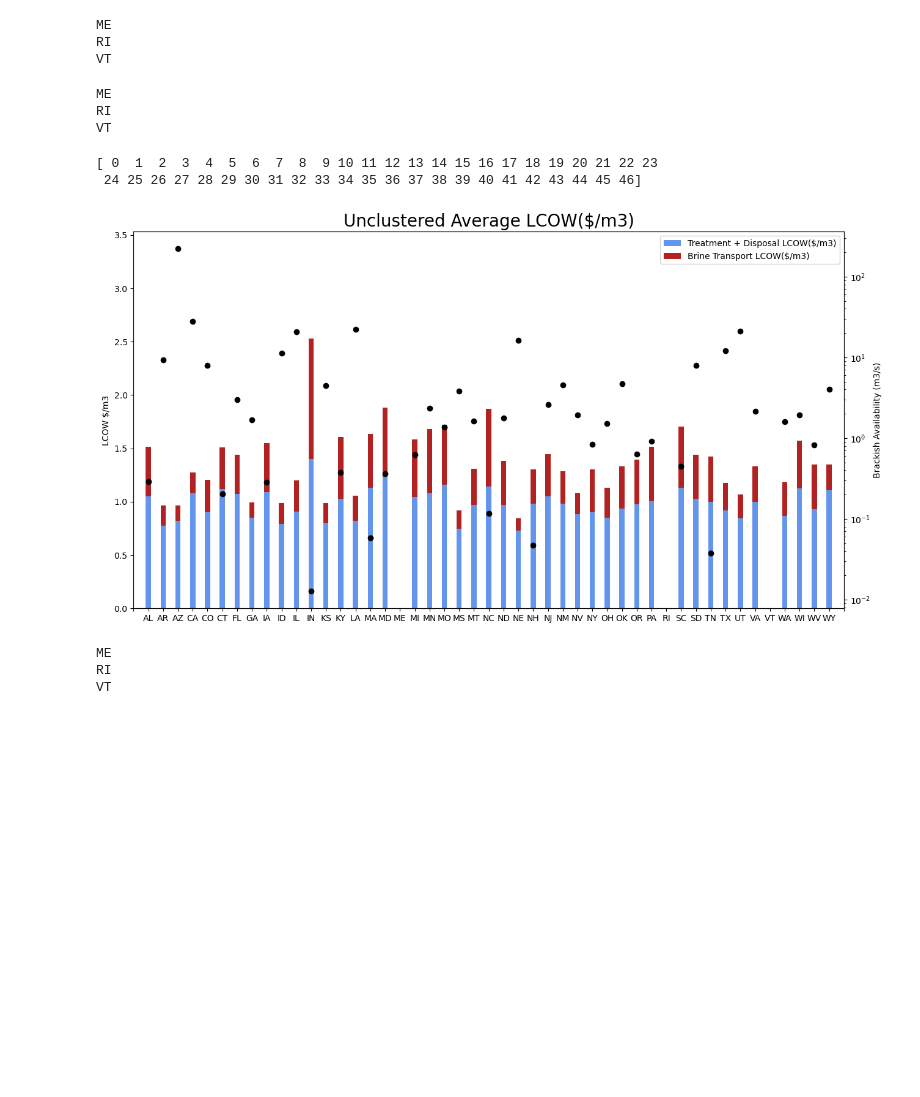
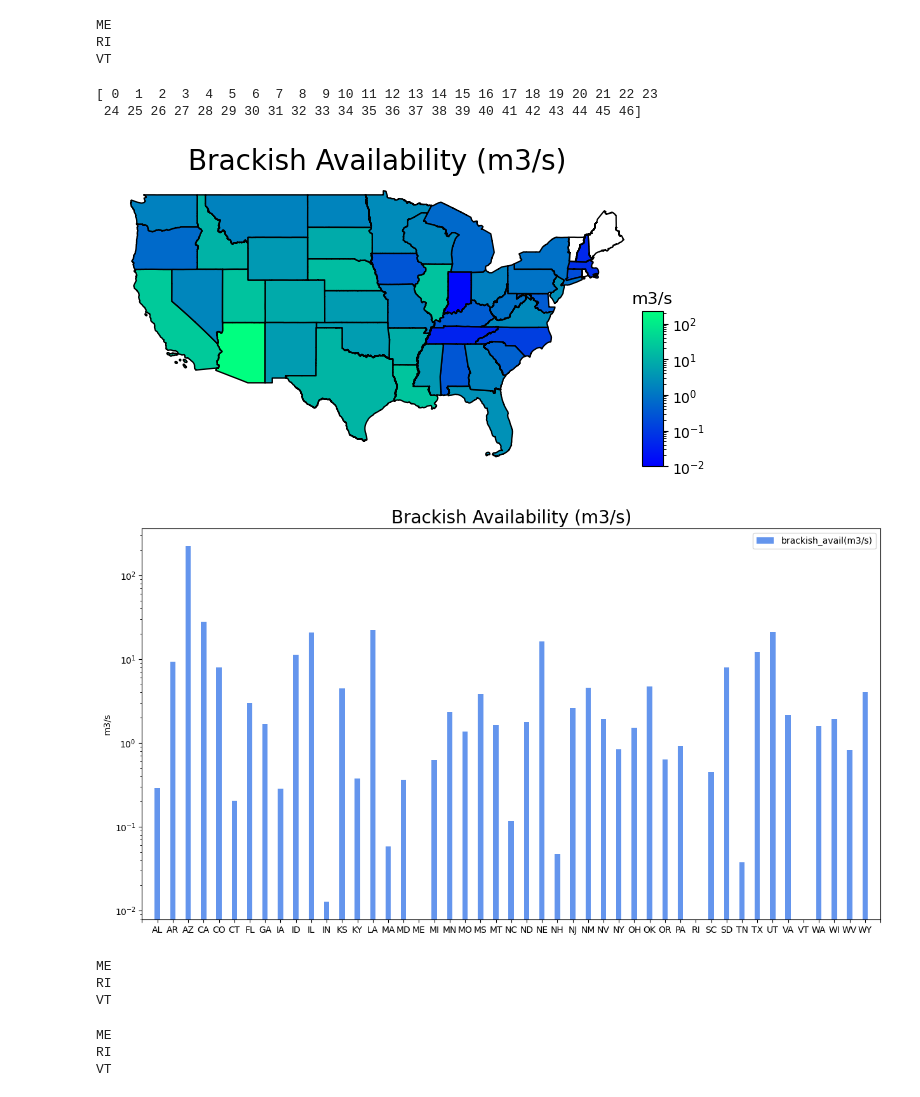
Before and after one commit to MuktaHardikar/WaterTAP3, a Jupyter notebook: watertap3/watertap3/brackish_results_summary.ipynb, the cells around one changed output. Saved outputs shown, nothing was run; the diff lists cells and outputs as text; code cells hidden in the pictures; blank space fills up the shorter version.

```diff
--- a/watertap3/watertap3/brackish_results_summary.ipynb
+++ b/watertap3/watertap3/brackish_results_summary.ipynb
@@ -95,33 +95,37 @@ def plot_bar(df, title, ydata = 'demand', ydata2=None, ydata3 = None, scale = 'n
 # %%
 # Brackish availability map and fresh water demand across the states
 cols = ['state_alpha','brackish_avail(m3/s)', 'geometry' ]
 bw_state_df = pd.DataFrame(columns=cols)
 
 state_alpha_list = []
 brackish_avail_list = []
 geometry_list = []
 
 for state_alpha in state_codes:
     state = bw_df[bw_df['state_alpha']==state_alpha].copy()
     if len(state)==0:
         print(state_alpha)
     # print(state['well_yield'].sum())
     state_alpha_list.append(state_alpha)
     brackish_avail_list.append(state['well_yield'].sum())
     geometry_list.append(us_states[us_states['STUSPS']==state_alpha]['geometry'].values[0])
 
 
 bw_state_df['state_alpha'] = state_alpha_list
 bw_state_df['brackish_avail(m3/s)'] = brackish_avail_list
 bw_state_df['geometry' ] = geometry_list
 bw_state_df = bw_state_df.sort_values('state_alpha')
 
-# plot_map(bw_state_df, "Brackish Availability (m3/s)", ydata = 'brackish_avail(m3/s)', scale = 'log')
-# plot_bar(bw_state_df, "Brackish Availability (m3/s)", ydata = 'brackish_avail(m3/s)', scale = 'log')
+plot_map(bw_state_df, "Brackish Availability (m3/s)", ydata = 'brackish_avail(m3/s)', scale = 'log')
+plot_bar(bw_state_df, "Brackish Availability (m3/s)", ydata = 'brackish_avail(m3/s)', scale = 'log')
 # %% [output]
 ME
 RI
 VT
+[ 0  1  2  3  4  5  6  7  8  9 10 11 12 13 14 15 16 17 18 19 20 21 22 23
+ 24 25 26 27 28 29 30 31 32 33 34 35 36 37 38 39 40 41 42 43 44 45 46]
+[figure, added]
+[figure, added]
 # %%
 # Calculate average LCOW in each state without clustering
 
@@ -181,12 +185,8 @@ RI
 VT
 # %%
 # plot_map(unclustered_lcow_state_df, "Unclustered Average LCOW($/m3)", ydata = 'LCOW($/m3)', scale = 'norm', units ='$/m3')
-plot_bar(unclustered_lcow_state_df, "Unclustered Average LCOW($/m3)", ydata = 'Treatment + Disposal LCOW($/m3)',
-         ydata2 ='Brine Transport LCOW($/m3)',ydata3= bw_state_df['brackish_avail(m3/s)'],scale = 'norm', ydata_units ='LCOW $/m3',ydata3_units='Brackish Availability (m3/s)')
+# plot_bar(unclustered_lcow_state_df, "Unclustered Average LCOW($/m3)", ydata = 'Treatment + Disposal LCOW($/m3)',
+#          ydata2 ='Brine Transport LCOW($/m3)',ydata3= bw_state_df['brackish_avail(m3/s)'],scale = 'norm', ydata_units ='LCOW $/m3',ydata3_units='Brackish Availability (m3/s)')
-# %% [output]
-[ 0  1  2  3  4  5  6  7  8  9 10 11 12 13 14 15 16 17 18 19 20 21 22 23
- 24 25 26 27 28 29 30 31 32 33 34 35 36 37 38 39 40 41 42 43 44 45 46]
-[figure, removed]
 # %%
 # Calculate average LCOW in each state with clustering
 
```
Also changed, not shown: parts of 6 cells of this notebook, 4 other files.
